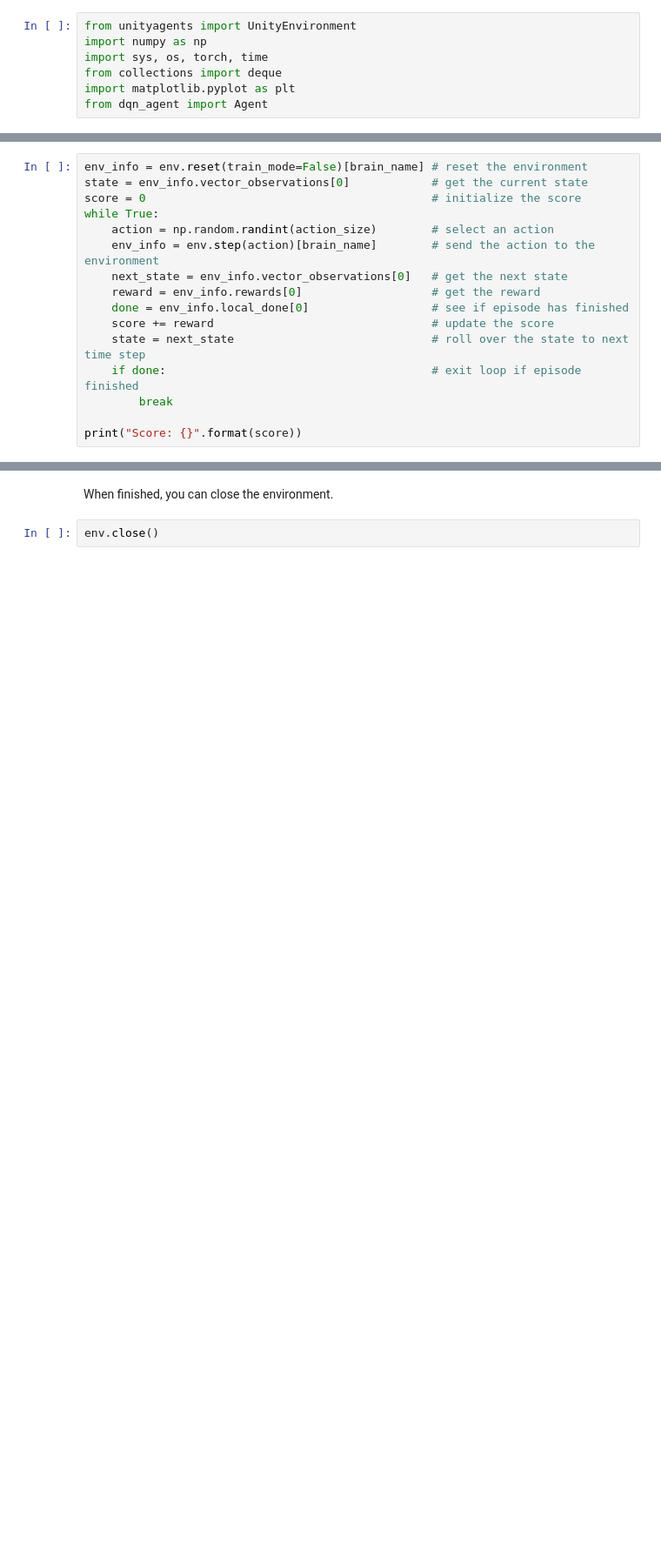
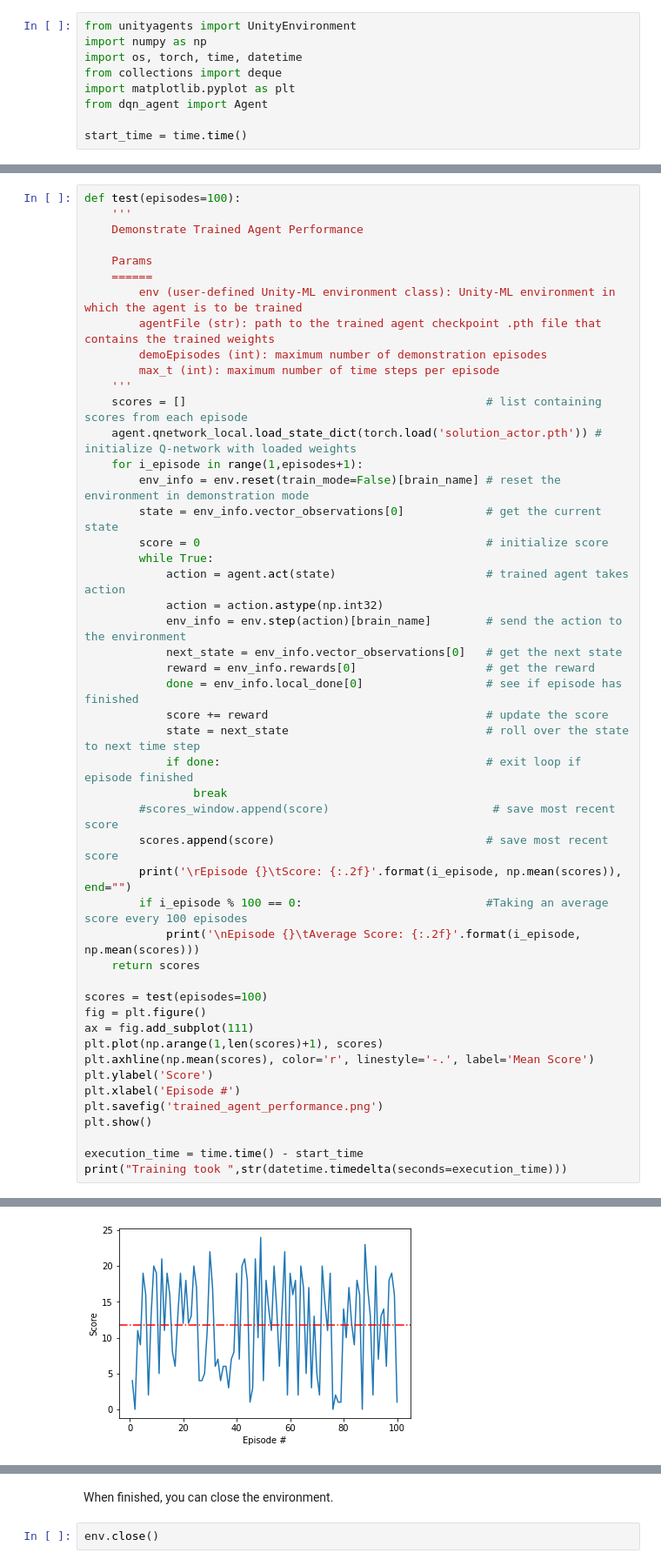
Before and after one commit to JCE98/DeepRLND-Navigation, a Jupyter notebook: Navigation.ipynb, the cells around one changed output, grey strips where cells are left out. Shown: that part at 87% size. Saved outputs shown, nothing was run; the diff lists cells and outputs as text; blank space fills up the shorter version.

```diff
--- a/Navigation.ipynb
+++ b/Navigation.ipynb
@@ -11,7 +10,9 @@ We begin by importing some necessary packages.  If the code cell below returns a
 # %%
 from unityagents import UnityEnvironment
 import numpy as np
-import sys, os, torch, time
+import os, torch, time, datetime
 from collections import deque
 import matplotlib.pyplot as plt
 from dqn_agent import Agent
+
+start_time = time.time()
@@ -77,16 +120,49 @@ Of course, as part of the project, you'll have to change the code so that the ag
 # %%
-env_info = env.reset(train_mode=False)[brain_name] # reset the environment
-state = env_info.vector_observations[0]            # get the current state
-score = 0                                          # initialize the score
-while True:
-    action = np.random.randint(action_size)        # select an action
-    env_info = env.step(action)[brain_name]        # send the action to the environment
-    next_state = env_info.vector_observations[0]   # get the next state
-    reward = env_info.rewards[0]                   # get the reward
-    done = env_info.local_done[0]                  # see if episode has finished
-    score += reward                                # update the score
-    state = next_state                             # roll over the state to next time step
-    if done:                                       # exit loop if episode finished
-        break
+def test(episodes=100):
+    '''
+    Demonstrate Trained Agent Performance
 
-print("Score: {}".format(score))
+    Params
+    ======
+        env (user-defined Unity-ML environment class): Unity-ML environment in which the agent is to be trained
+        agentFile (str): path to the trained agent checkpoint .pth file that contains the trained weights
+        demoEpisodes (int): maximum number of demonstration episodes
+        max_t (int): maximum number of time steps per episode
+    '''
+    scores = []                                            # list containing scores from each episode
+    agent.qnetwork_local.load_state_dict(torch.load('solution_actor.pth')) # initialize Q-network with loaded weights
+    for i_episode in range(1,episodes+1):
+        env_info = env.reset(train_mode=False)[brain_name] # reset the environment in demonstration mode
+        state = env_info.vector_observations[0]            # get the current state
+        score = 0                                          # initialize score
+        while True:
+            action = agent.act(state)                      # trained agent takes action
+            action = action.astype(np.int32)
+            env_info = env.step(action)[brain_name]        # send the action to the environment
+            next_state = env_info.vector_observations[0]   # get the next state
+            reward = env_info.rewards[0]                   # get the reward
+            done = env_info.local_done[0]                  # see if episode has finished
+            score += reward                                # update the score
+            state = next_state                             # roll over the state to next time step
+            if done:                                       # exit loop if episode finished
+                break
+        #scores_window.append(score)                        # save most recent score
+        scores.append(score)                               # save most recent score
+        print('\rEpisode {}\tScore: {:.2f}'.format(i_episode, np.mean(scores)), end="")
+        if i_episode % 100 == 0:                           #Taking an average score every 100 episodes
+            print('\nEpisode {}\tAverage Score: {:.2f}'.format(i_episode, np.mean(scores)))
+    return scores
+
+scores = test(episodes=100)
+fig = plt.figure()
+ax = fig.add_subplot(111)
+plt.plot(np.arange(1,len(scores)+1), scores)
+plt.axhline(np.mean(scores), color='r', linestyle='-.', label='Mean Score')
+plt.ylabel('Score')
+plt.xlabel('Episode #')
+plt.savefig('trained_agent_performance.png')
+plt.show()
+
+execution_time = time.time() - start_time
+print("Training took ",str(datetime.timedelta(seconds=execution_time)))
+# %% [output]
@@ -92,0 +171 @@ print("Score: {}".format(score))
+[figure, added]
```
Also changed, not shown: parts of 16 cells of this notebook, 4 other files.
